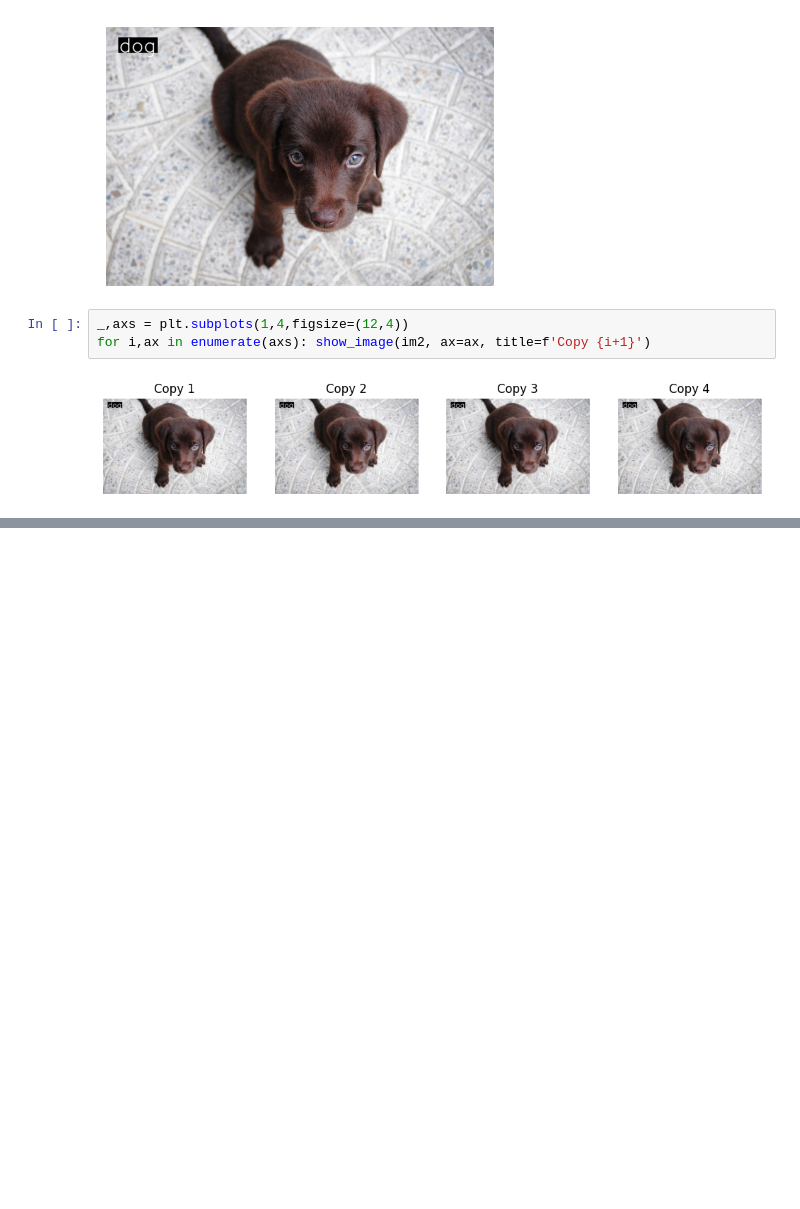
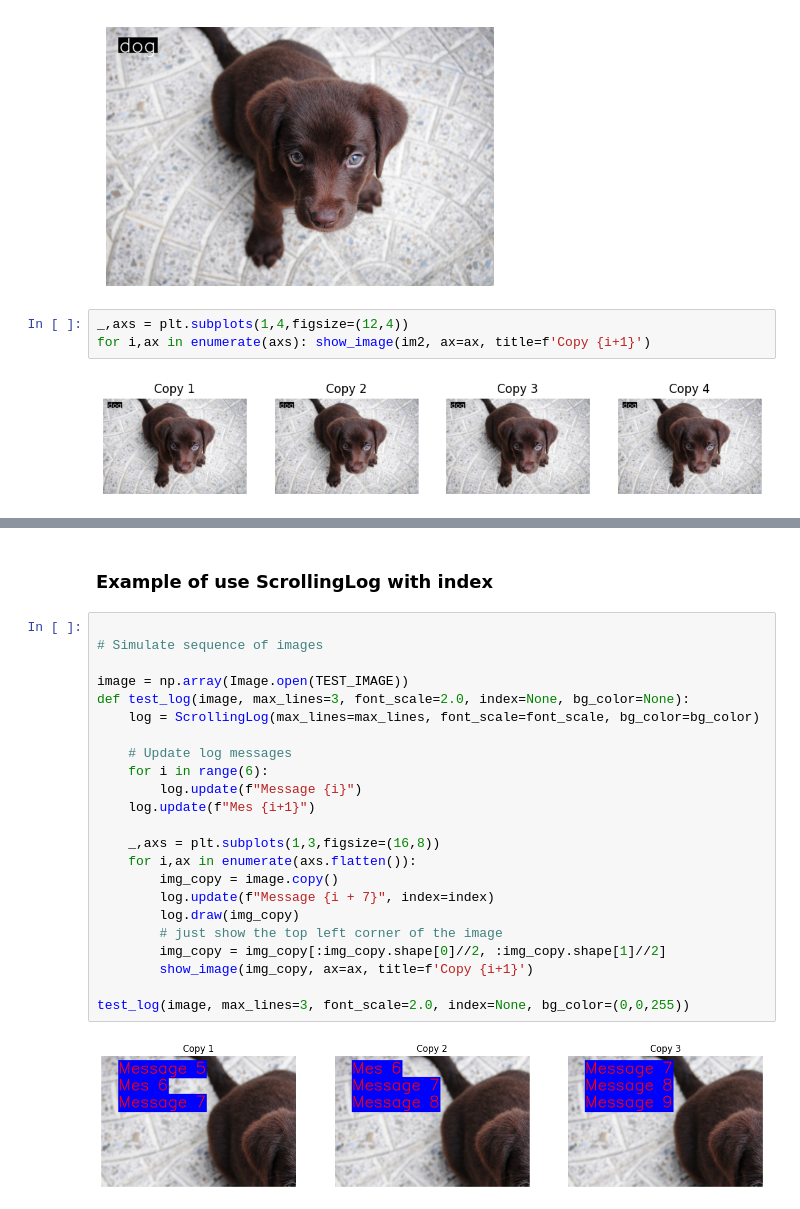
Before and after one commit to johnnewto/UAV, a Jupyter notebook: nbs/api/04_utils.display.ipynb, the cells around one changed output, grey strips where cells are left out. Drawn from its saved outputs; the diff is of its cells as text; blank space fills up the shorter version.

```diff
--- a/nbs/api/04_utils.display.ipynb
+++ b/nbs/api/04_utils.display.ipynb
@@ -109,0 +263,27 @@ for i,ax in enumerate(axs): show_image(im2, ax=ax, title=f'Copy {i+1}')
+# %% [markdown]
+### Example of use  ScrollingLog with index
+# %%
+
+# Simulate sequence of images
+
+image = np.array(Image.open(TEST_IMAGE))
+def test_log(image, max_lines=3, font_scale=2.0, index=None, bg_color=None):
+    log = ScrollingLog(max_lines=max_lines, font_scale=font_scale, bg_color=bg_color)
+
+    # Update log messages
+    for i in range(6):
+        log.update(f"Message {i}")
+    log.update(f"Mes {i+1}")
+
+    _,axs = plt.subplots(1,3,figsize=(16,8))
+    for i,ax in enumerate(axs.flatten()):
+        img_copy = image.copy()
+        log.update(f"Message {i + 7}", index=index)
+        log.draw(img_copy)
+        # just show the top left corner of the image
+        img_copy = img_copy[:img_copy.shape[0]//2, :img_copy.shape[1]//2]
+        show_image(img_copy, ax=ax, title=f'Copy {i+1}')
+
+test_log(image, max_lines=3, font_scale=2.0, index=None, bg_color=(0,0,255))
+# %% [output]
+[figure, added]
```
Also changed, not shown: parts of 20 cells of this notebook, 15 other files.
